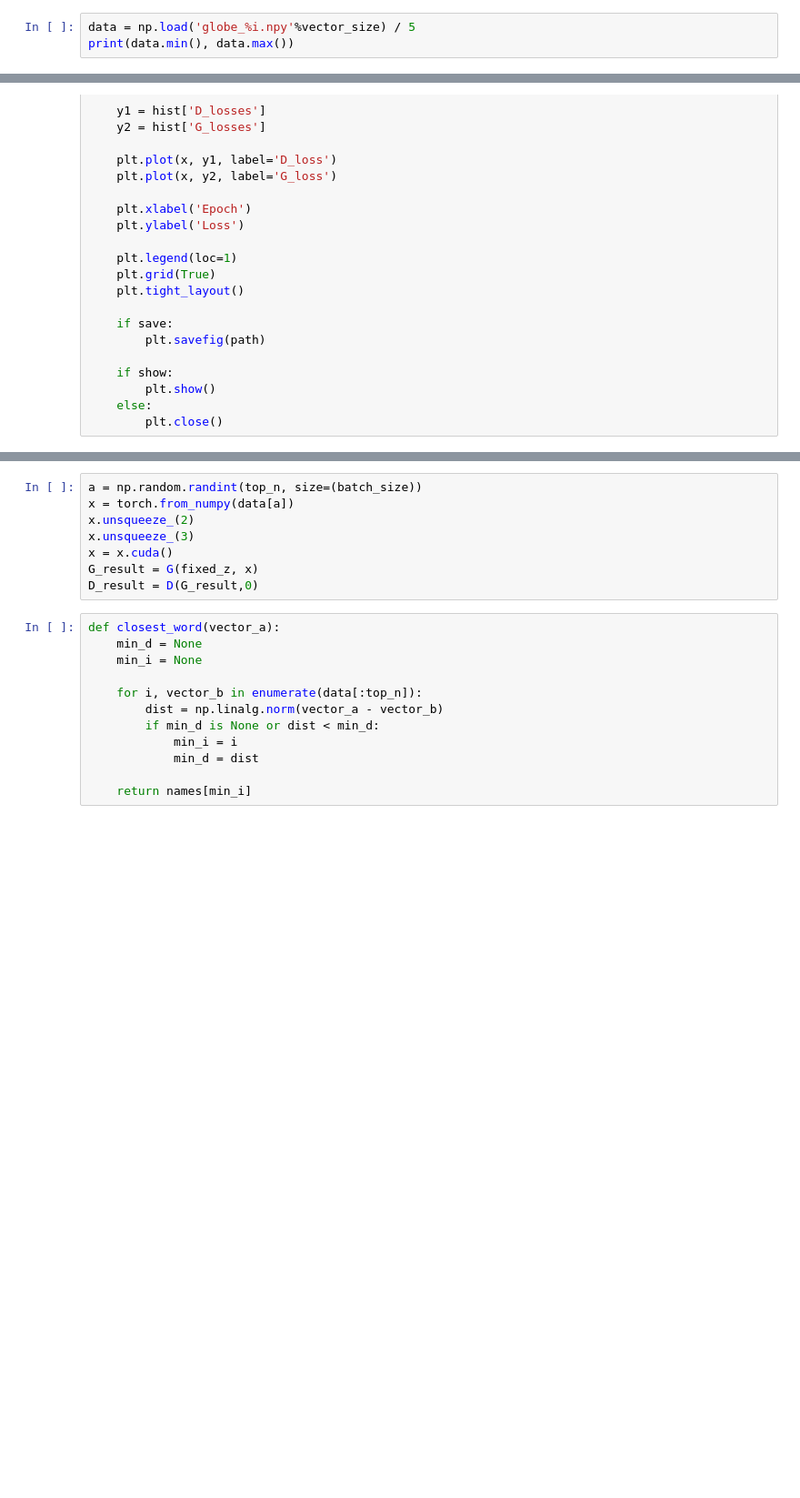
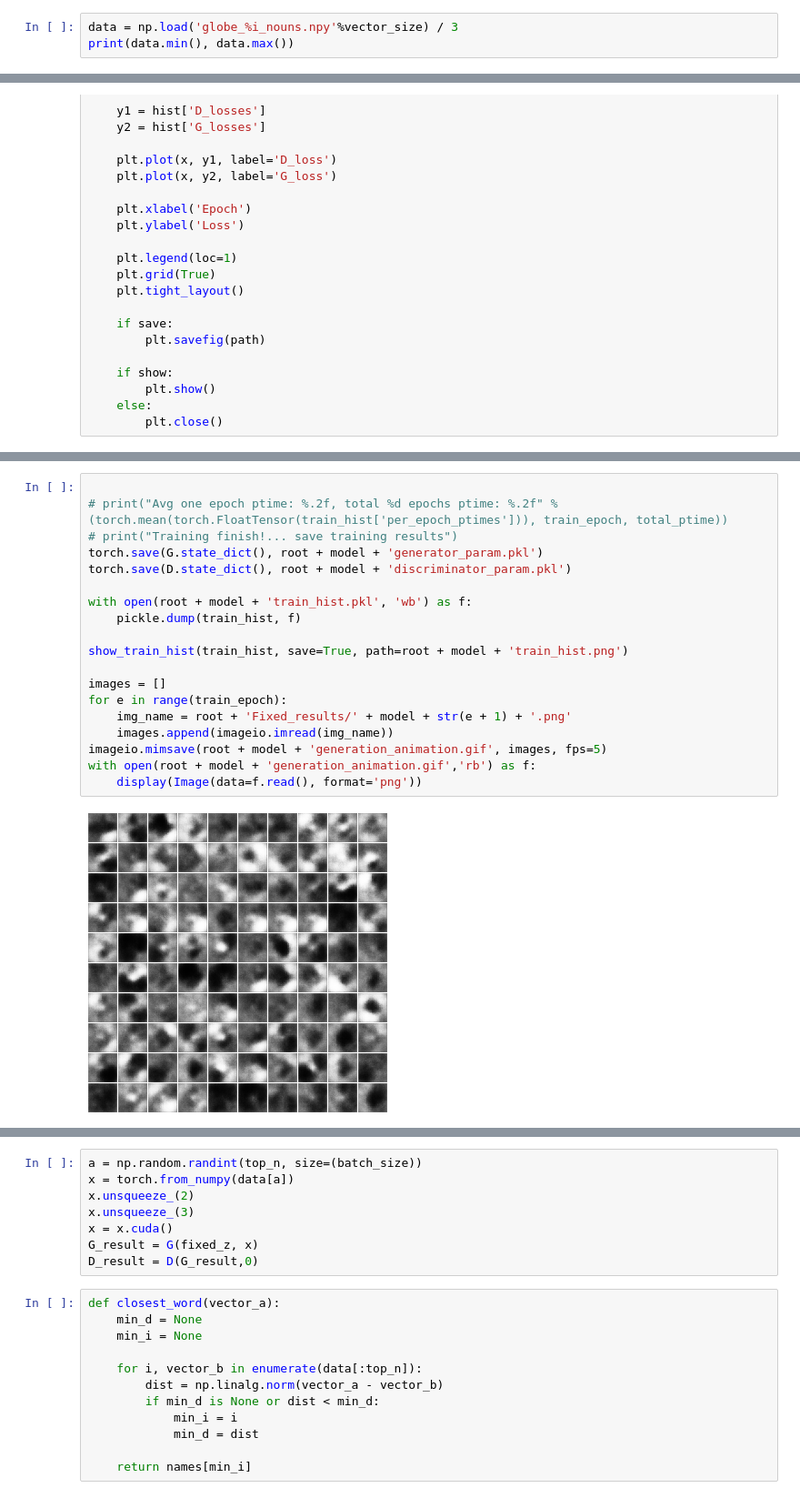
Before and after one commit to joel-simon/dimensions-of-dialogue, a Jupyter notebook: word2vec.ipynb, the cells around one changed output, grey strips where cells are left out. Shown at 91% size. Saved outputs shown, nothing was run; the diff lists cells and outputs as text; blank space fills up the shorter version.

```diff
--- a/word2vec.ipynb
+++ b/word2vec.ipynb
@@ -43,4 +63,4 @@ print(len(data))
 # %%
-data = np.load('globe_%i.npy'%vector_size) / 5
+data = np.load('globe_%i_nouns.npy'%vector_size) / 3
 print(data.min(), data.max())
 # %% [output]
@@ -315,2 +320,23 @@ learning rate change!
+# %%
+
+# print("Avg one epoch ptime: %.2f, total %d epochs ptime: %.2f" % (torch.mean(torch.FloatTensor(train_hist['per_epoch_ptimes'])), train_epoch, total_ptime))
+# print("Training finish!... save training results")
+torch.save(G.state_dict(), root + model + 'generator_param.pkl')
+torch.save(D.state_dict(), root + model + 'discriminator_param.pkl')
+
+with open(root + model + 'train_hist.pkl', 'wb') as f:
+    pickle.dump(train_hist, f)
+
+show_train_hist(train_hist, save=True, path=root + model + 'train_hist.png')
+
+images = []
+for e in range(train_epoch):
+    img_name = root + 'Fixed_results/' + model + str(e + 1) + '.png'
+    images.append(imageio.imread(img_name))
+imageio.mimsave(root + model + 'generation_animation.gif', images, fps=5)
+with open(root + model + 'generation_animation.gif','rb') as f:
+    display(Image(data=f.read(), format='png'))
+# %% [output]
+[figure, added]
 # %%
 show_train_hist(train_hist, show=True, path=root + model + 'train_hist.png')
```
Also changed, not shown: parts of 14 cells of this notebook.
